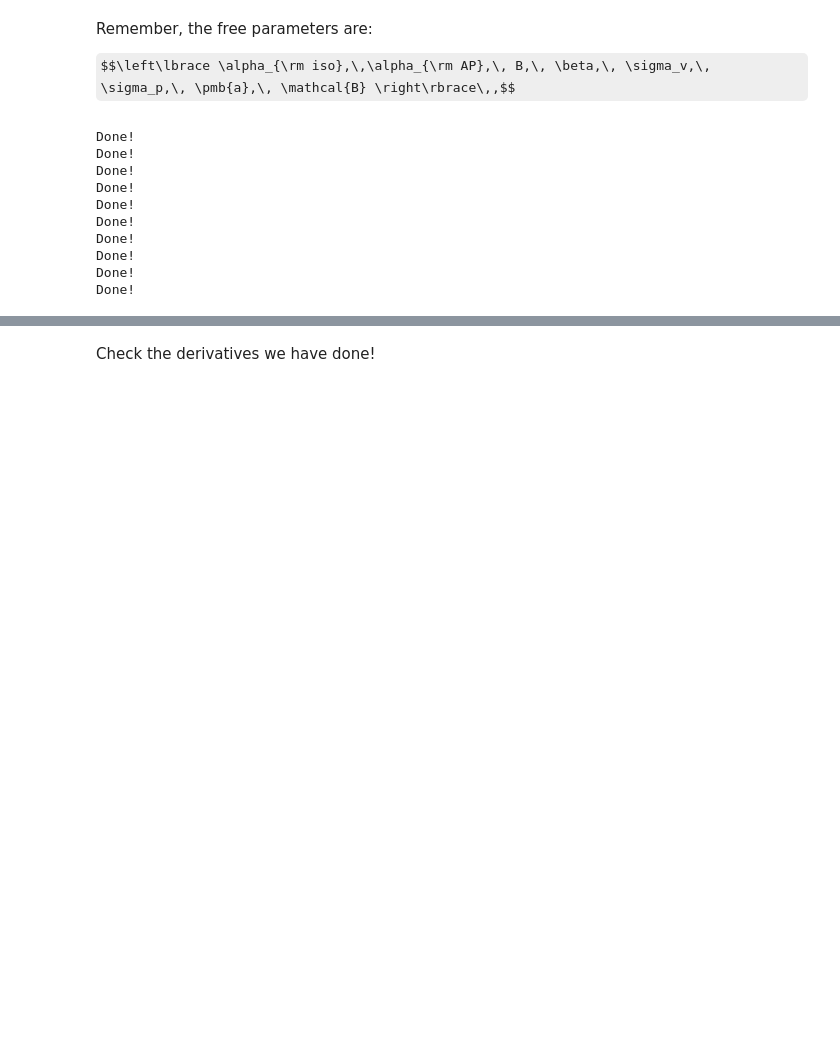
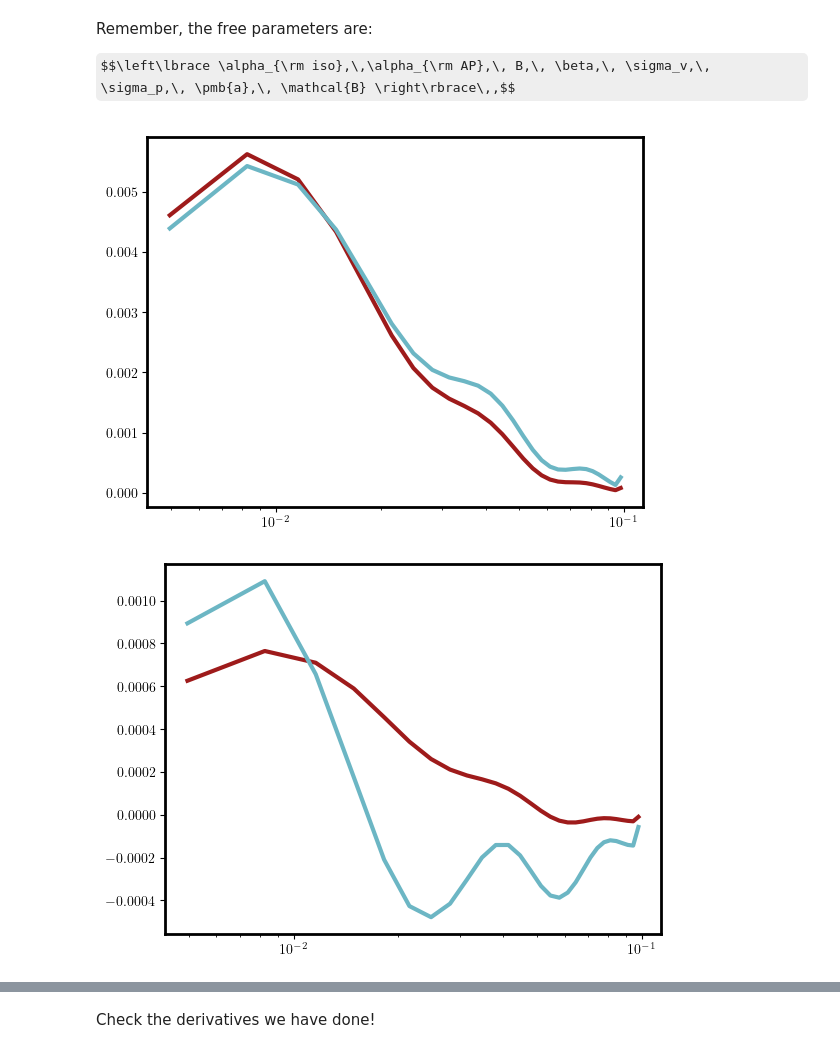
Before and after one commit to Sefa76/SSLimPy, a Jupyter notebook: MeerKLASS_FORECAST_isoAP.ipynb, the cells around one changed output, grey strips where cells are left out. Cells and saved outputs as stored; diff of their text form; code cells hidden in the pictures; some formulas as TeX source; blank space fills up the shorter version.

```diff
--- a/MeerKLASS_FORECAST_isoAP.ipynb
+++ b/MeerKLASS_FORECAST_isoAP.ipynb
@@ -386,35 +414,31 @@ otherpars = ["B"]
 # %%
 
 for param in BAOpars:
     BAO_var_dict = copy(fidBAO_dict)
 
     # do step
     BAO_var_dict[param] = fidBAO_dict[param] * (1 + eps)
     # compute power spectrum
     Pobs = SSLIMPY.compute(cosmopars=cosmodict,
                            astropars=dict(),
                            BAOpars=BAO_var_dict,
                            obspars=obspars
                            )["Power spectrum"]
     dPp = np.array([Pobs.Pk_0bs, Pobs.Pk_2bs]) * Pobs.Pk_0bs.unit
 
     BAO_var_dict[param] = fidBAO_dict[param] * (1 - eps)
     Pobs = SSLIMPY.compute(cosmopars=cosmodict,
                            astropars=dict(),
                            BAOpars=BAO_var_dict,
                            obspars=obspars,
                            )["Power spectrum"]
     dPm = np.array([Pobs.Pk_0bs, Pobs.Pk_2bs]) * Pobs.Pk_0bs.unit
 
     derivative_dic[param] = ((dPp - dPm) / (2 * eps * fidBAO_dict[param])).value
+
+    plt.semilogx(k,derivative_dic[param][0,:,0])
+    plt.semilogx(k,derivative_dic[param][1,:,0])
+    plt.show()
 # %% [output]
-Done!
-Done!
-Done!
-Done!
-Done!
-Done!
-Done!
-Done!
-Done!
-Done!
+[figure, added]
+[figure, added]
```
Also changed, not shown: parts of 21 cells of this notebook, 1 other file.
